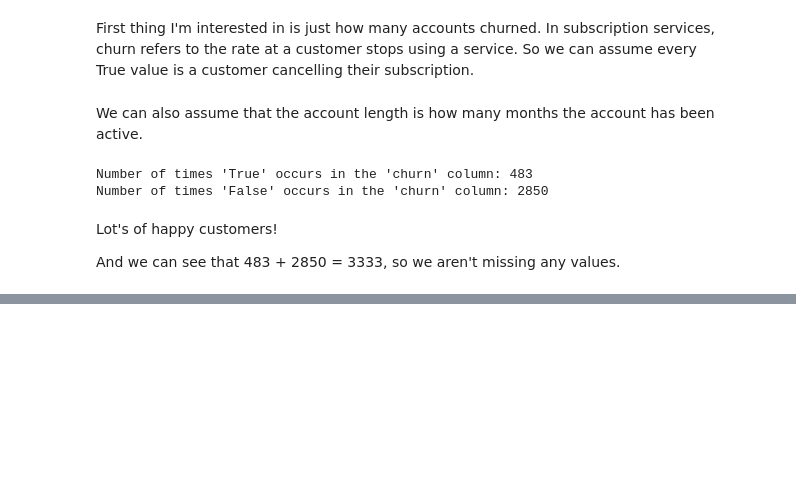
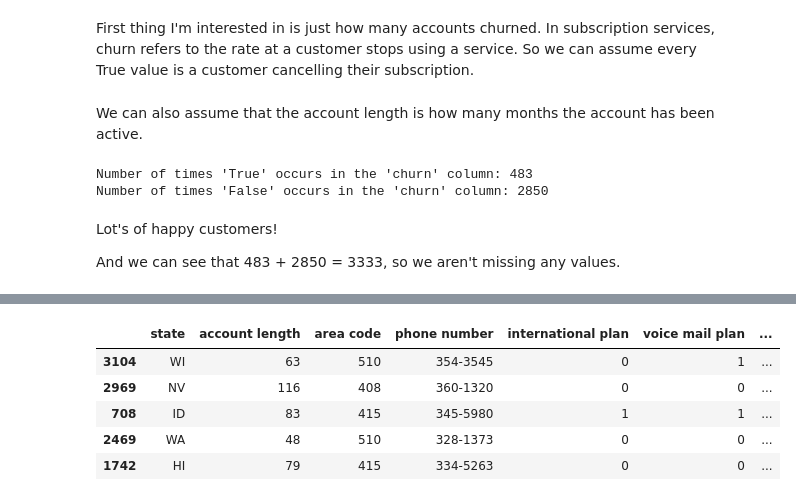
Before and after one commit to byrdwcrawford/Customer-Retention, a Jupyter notebook: Untitled.ipynb, the cells around one changed output, grey strips where cells are left out. Saved outputs shown, nothing was run; the diff lists cells and outputs as text; code cells hidden in the pictures; blank space fills up the shorter version.

```diff
--- a/Untitled.ipynb
+++ b/Untitled.ipynb
@@ -104,0 +135,9 @@ print(customer_df)
+# %%
+X_train.head()
+# %% [output]
+|  | state | account length | area code | phone number | international plan | voice mail plan | ... |
+| 3104 | WI | 63 | 510 | 354-3545 | 0 | 1 | ... |
+| 2969 | NV | 116 | 408 | 360-1320 | 0 | 0 | ... |
+| 708 | ID | 83 | 415 | 345-5980 | 1 | 1 | ... |
+| 2469 | WA | 48 | 510 | 328-1373 | 0 | 0 | ... |
+| 1742 | HI | 79 | 415 | 334-5263 | 0 | 0 | ... |
```
Also changed, not shown: parts of 15 cells of this notebook.
